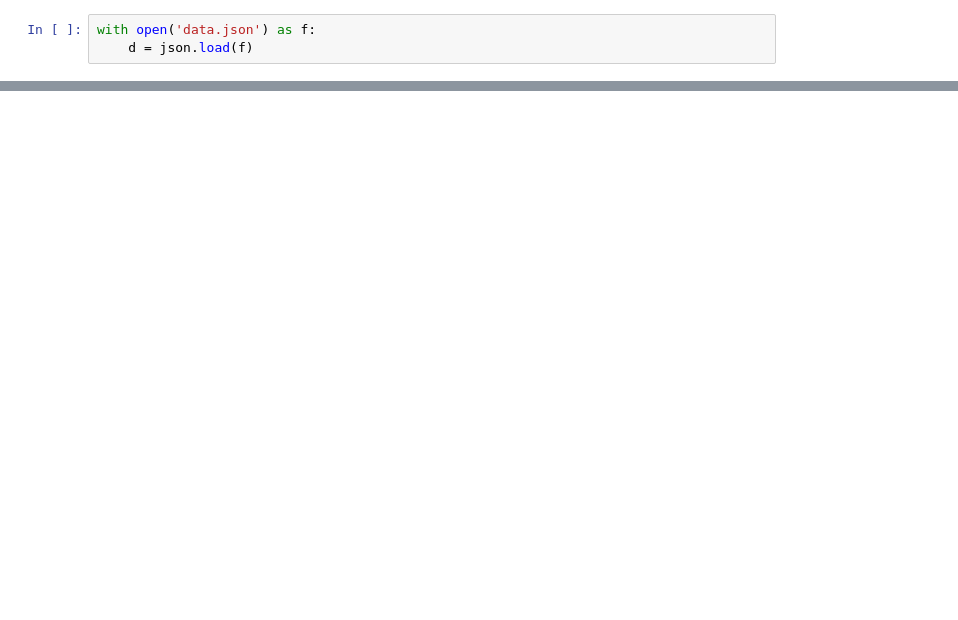
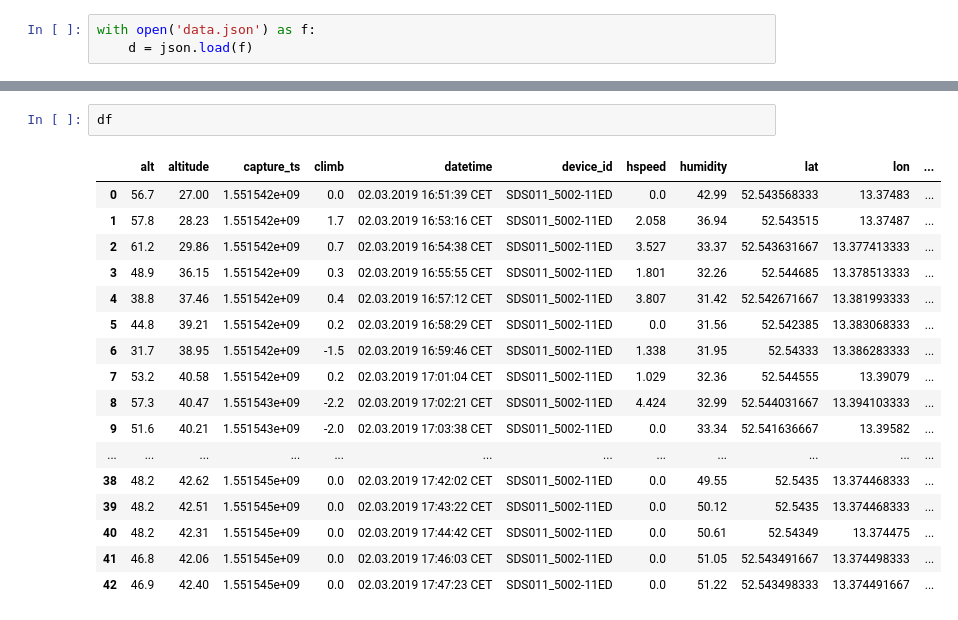
Before and after one commit to clementlefevre/luftmobil, a Jupyter notebook: Untitled.ipynb, the cells around one changed output, grey strips where cells are left out. Drawn from its saved outputs; the diff is of its cells as text; blank space fills up the shorter version.

```diff
--- a/Untitled.ipynb
+++ b/Untitled.ipynb
@@ -7,0 +39,20 @@ d = d[-1]
+# %%
+df
+# %% [output]
+|  | alt | altitude | capture_ts | climb | datetime | device_id | hspeed | humidity | lat | lon | ... |
+| 0 | 56.7 | 27.00 | 1.551542e+09 | 0.0 | 02.03.2019 16:51:39 CET | SDS011_5002-11ED | 0.0 | 42.99 | 52.543568333 | 13.37483 | ... |
+| 1 | 57.8 | 28.23 | 1.551542e+09 | 1.7 | 02.03.2019 16:53:16 CET | SDS011_5002-11ED | 2.058 | 36.94 | 52.543515 | 13.37487 | ... |
+| 2 | 61.2 | 29.86 | 1.551542e+09 | 0.7 | 02.03.2019 16:54:38 CET | SDS011_5002-11ED | 3.527 | 33.37 | 52.543631667 | 13.377413333 | ... |
+| 3 | 48.9 | 36.15 | 1.551542e+09 | 0.3 | 02.03.2019 16:55:55 CET | SDS011_5002-11ED | 1.801 | 32.26 | 52.544685 | 13.378513333 | ... |
+| 4 | 38.8 | 37.46 | 1.551542e+09 | 0.4 | 02.03.2019 16:57:12 CET | SDS011_5002-11ED | 3.807 | 31.42 | 52.542671667 | 13.381993333 | ... |
+| 5 | 44.8 | 39.21 | 1.551542e+09 | 0.2 | 02.03.2019 16:58:29 CET | SDS011_5002-11ED | 0.0 | 31.56 | 52.542385 | 13.383068333 | ... |
+| 6 | 31.7 | 38.95 | 1.551542e+09 | -1.5 | 02.03.2019 16:59:46 CET | SDS011_5002-11ED | 1.338 | 31.95 | 52.54333 | 13.386283333 | ... |
+| 7 | 53.2 | 40.58 | 1.551542e+09 | 0.2 | 02.03.2019 17:01:04 CET | SDS011_5002-11ED | 1.029 | 32.36 | 52.544555 | 13.39079 | ... |
+| 8 | 57.3 | 40.47 | 1.551543e+09 | -2.2 | 02.03.2019 17:02:21 CET | SDS011_5002-11ED | 4.424 | 32.99 | 52.544031667 | 13.394103333 | ... |
+| 9 | 51.6 | 40.21 | 1.551543e+09 | -2.0 | 02.03.2019 17:03:38 CET | SDS011_5002-11ED | 0.0 | 33.34 | 52.541636667 | 13.39582 | ... |
+| ... | ... | ... | ... | ... | ... | ... | ... | ... | ... | ... | ... |
+| 38 | 48.2 | 42.62 | 1.551545e+09 | 0.0 | 02.03.2019 17:42:02 CET | SDS011_5002-11ED | 0.0 | 49.55 | 52.5435 | 13.374468333 | ... |
+| 39 | 48.2 | 42.51 | 1.551545e+09 | 0.0 | 02.03.2019 17:43:22 CET | SDS011_5002-11ED | 0.0 | 50.12 | 52.5435 | 13.374468333 | ... |
+| 40 | 48.2 | 42.31 | 1.551545e+09 | 0.0 | 02.03.2019 17:44:42 CET | SDS011_5002-11ED | 0.0 | 50.61 | 52.54349 | 13.374475 | ... |
+| 41 | 46.8 | 42.06 | 1.551545e+09 | 0.0 | 02.03.2019 17:46:03 CET | SDS011_5002-11ED | 0.0 | 51.05 | 52.543491667 | 13.374498333 | ... |
+| 42 | 46.9 | 42.40 | 1.551545e+09 | 0.0 | 02.03.2019 17:47:23 CET | SDS011_5002-11ED | 0.0 | 51.22 | 52.543498333 | 13.374491667 | ... |
```
Also changed, not shown: parts of 13 cells of this notebook, 3 other files.
